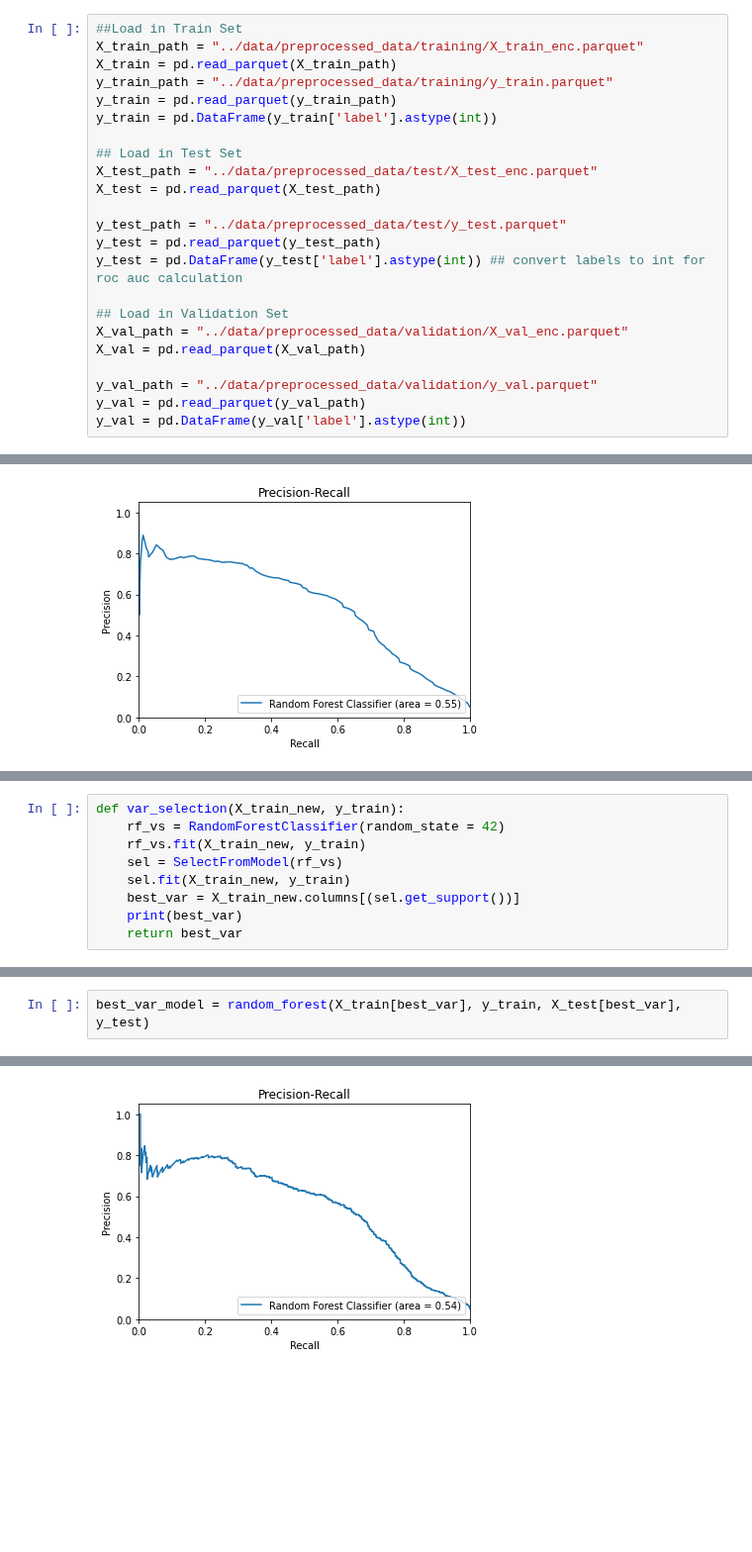
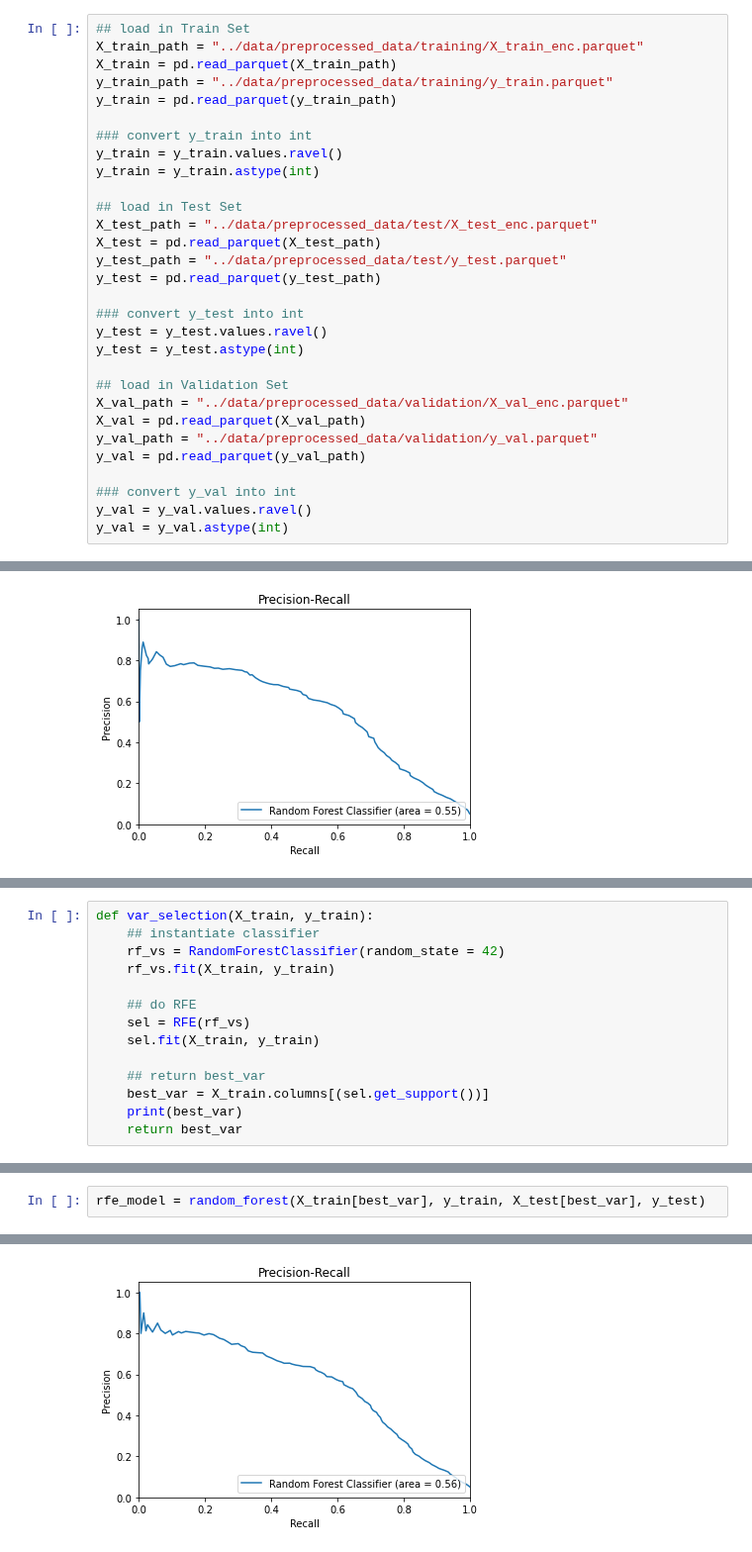
Before and after one commit to claudia-07/DSA4262-ACMXZ, a Jupyter notebook: modelling/rf_xr.ipynb, the cells around one changed output, grey strips where cells are left out. Shown at 99% size. Drawn from its saved outputs; the diff is of its cells as text; blank space fills up the shorter version.

```diff
--- a/modelling/rf_xr.ipynb
+++ b/modelling/rf_xr.ipynb
@@ -23,23 +15,30 @@ from factor_analyzer import FactorAnalyzer
 # %%
-##Load in Train Set
+## load in Train Set
 X_train_path = "../data/preprocessed_data/training/X_train_enc.parquet"
 X_train = pd.read_parquet(X_train_path)
 y_train_path = "../data/preprocessed_data/training/y_train.parquet"
 y_train = pd.read_parquet(y_train_path)
-y_train = pd.DataFrame(y_train['label'].astype(int))
 
-## Load in Test Set
+### convert y_train into int
+y_train = y_train.values.ravel()
+y_train = y_train.astype(int)
+
+## load in Test Set
 X_test_path = "../data/preprocessed_data/test/X_test_enc.parquet"
 X_test = pd.read_parquet(X_test_path)
-
 y_test_path = "../data/preprocessed_data/test/y_test.parquet"
 y_test = pd.read_parquet(y_test_path)
-y_test = pd.DataFrame(y_test['label'].astype(int)) ## convert labels to int for roc auc calculation
 
-## Load in Validation Set
+### convert y_test into int
+y_test = y_test.values.ravel()
+y_test = y_test.astype(int)
+
+## load in Validation Set
 X_val_path = "../data/preprocessed_data/validation/X_val_enc.parquet"
 X_val = pd.read_parquet(X_val_path)
-
 y_val_path = "../data/preprocessed_data/validation/y_val.parquet"
 y_val = pd.read_parquet(y_val_path)
-y_val = pd.DataFrame(y_val['label'].astype(int))
+
+### convert y_val into int
+y_val = y_val.values.ravel()
+y_val = y_val.astype(int)
@@ -111,10 +127,15 @@ Model testing accuracy score with Random Forest : 0.9587
 # %%
-def var_selection(X_train_new, y_train):
+def var_selection(X_train, y_train):
+    ## instantiate classifier
     rf_vs = RandomForestClassifier(random_state = 42)
-    rf_vs.fit(X_train_new, y_train)
-    sel = SelectFromModel(rf_vs)
-    sel.fit(X_train_new, y_train)
-    best_var = X_train_new.columns[(sel.get_support())]
+    rf_vs.fit(X_train, y_train)
+
+    ## do RFE
+    sel = RFE(rf_vs)
+    sel.fit(X_train, y_train)
+
+    ## return best_var
+    best_var = X_train.columns[(sel.get_support())]
     print(best_var)
     return best_var
 # %%
@@ -129,5 +152,5 @@ Index(['std_-1_25', 'std_-1_50', 'std_-1_mean', 'std_-1_min', 'mean_-1_25',
       dtype='object')
 # %%
-best_var_model = random_forest(X_train[best_var], y_train, X_test[best_var], y_test)
+rfe_model = random_forest(X_train[best_var], y_train, X_test[best_var], y_test)
 # %% [output]
 Model training accuracy score with Random Forest : 1.0000
@@ -137 +160 @@ Model testing accuracy score with Random Forest : 0.9567
-[figure, old version]
+[figure, new version]
```
Also changed, not shown: parts of 34 cells of this notebook.
